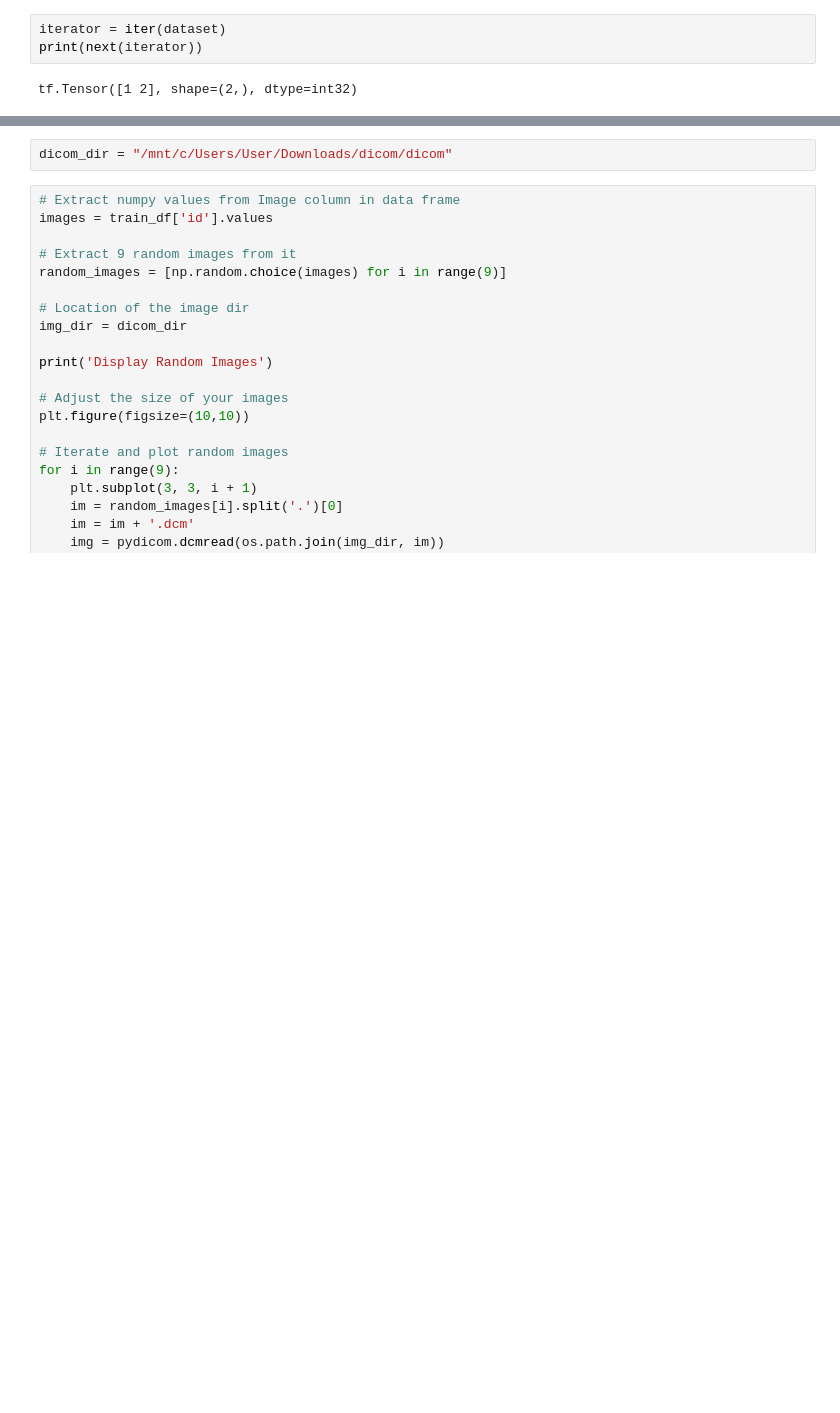
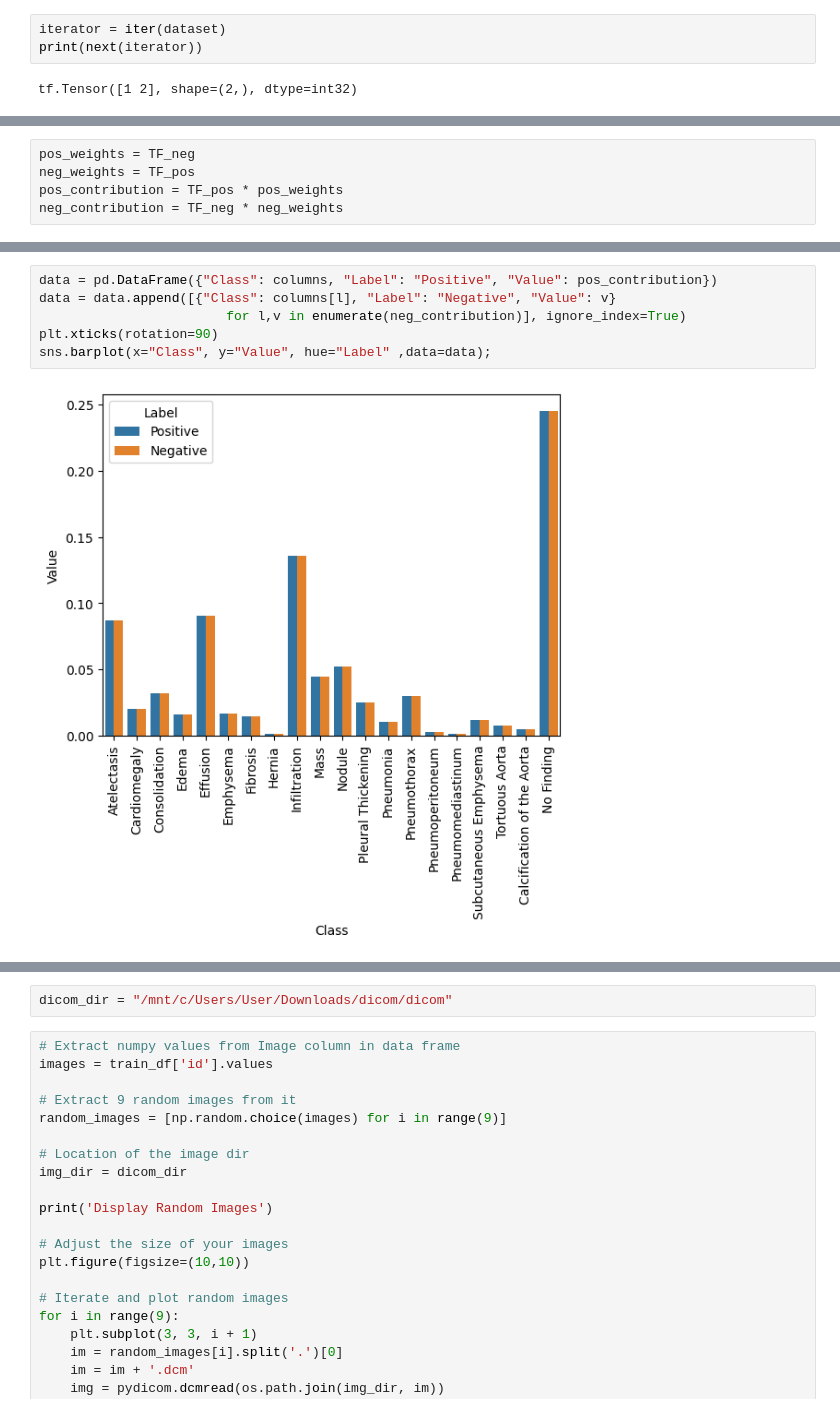
Before and after one commit to gulfairus/lung_cancer, a Jupyter notebook: notebooks/eda.ipynb, the cells around one changed output, grey strips where cells are left out. Drawn from its saved outputs; the diff is of its cells as text; blank space fills up the shorter version.

```diff
--- a/notebooks/eda.ipynb
+++ b/notebooks/eda.ipynb
@@ -223,0 +229,5 @@ The class Calcification of the Aorta has 368 samples
+# %%
+pos_weights = TF_neg
+neg_weights = TF_pos
+pos_contribution = TF_pos * pos_weights
+neg_contribution = TF_neg * neg_weights
@@ -223,0 +248,8 @@ The class Calcification of the Aorta has 368 samples
+# %%
+data = pd.DataFrame({"Class": columns, "Label": "Positive", "Value": pos_contribution})
+data = data.append([{"Class": columns[l], "Label": "Negative", "Value": v}
+                        for l,v in enumerate(neg_contribution)], ignore_index=True)
+plt.xticks(rotation=90)
+sns.barplot(x="Class", y="Value", hue="Label" ,data=data);
+# %% [output]
+[figure, added]
```
Also changed, not shown: parts of 33 cells of this notebook, 18 other files.
